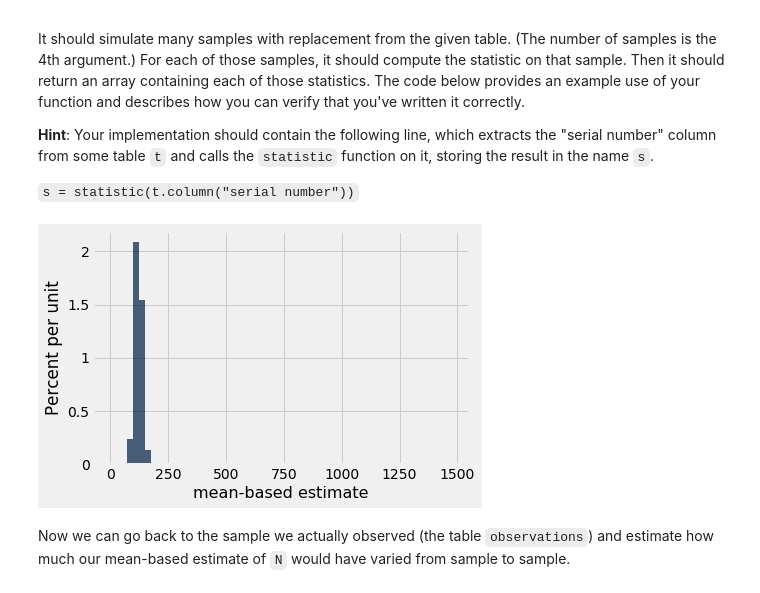
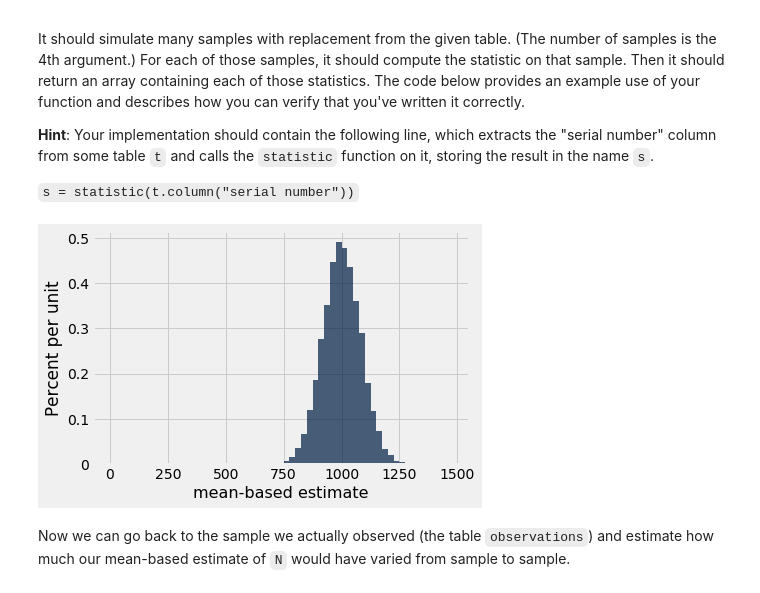
Before and after one commit to EB458/Bonner_Math377, a Jupyter notebook: 2Lab05.ipynb, the cells around one changed output. Saved outputs shown, nothing was run; the diff lists cells and outputs as text; code cells hidden in the pictures.

```diff
--- a/2Lab05.ipynb
+++ b/2Lab05.ipynb
@@ -281,27 +281,26 @@ It should simulate many samples with replacement from the given table.  (The num
 # %%
 def simulate_estimates(original_table, sample_size, statistic, num_replications):
     # Our implementation of this function took 5 short lines of code.
     stats_array = make_array()
+    #my_sample = original_table
     for _ in np.arange(num_replications):
-        my_sample = simulate_resample()
+        my_sample = original_table.sample(k=sample_size,with_replacement=True)
         s = statistic(my_sample.column("serial number"))
         stats_array = np.append(stats_array, s)
     return stats_array
-
-#simulate_estimates(observations,10,mean_based_estimator,100)
 
 # This should generate an empirical histogram of twice-mean estimates
 # of N from samples of size 50 if N is 1000.  This should be a bell-shaped
 # curve centered at 1000 with most of its mass in [800, 1200].  To verify your
 # answer, make sure that's what you see!
 example_estimates = simulate_estimates(
     Table().with_column("serial number", np.arange(1, 1000+1)),
     50,
     mean_based_estimator,
     10000)
 Table().with_column("mean-based estimate", example_estimates).hist(bins=np.arange(0, 1500, 25))
 # %% [output]
-[figure, old version]
+[figure, new version]
 # %% [markdown]
 Now we can go back to the sample we actually observed (the table `observations`) and estimate how much our mean-based estimate of `N` would have varied from sample to sample.
 # %% [markdown]
```
Also changed, not shown: 1 other file.
